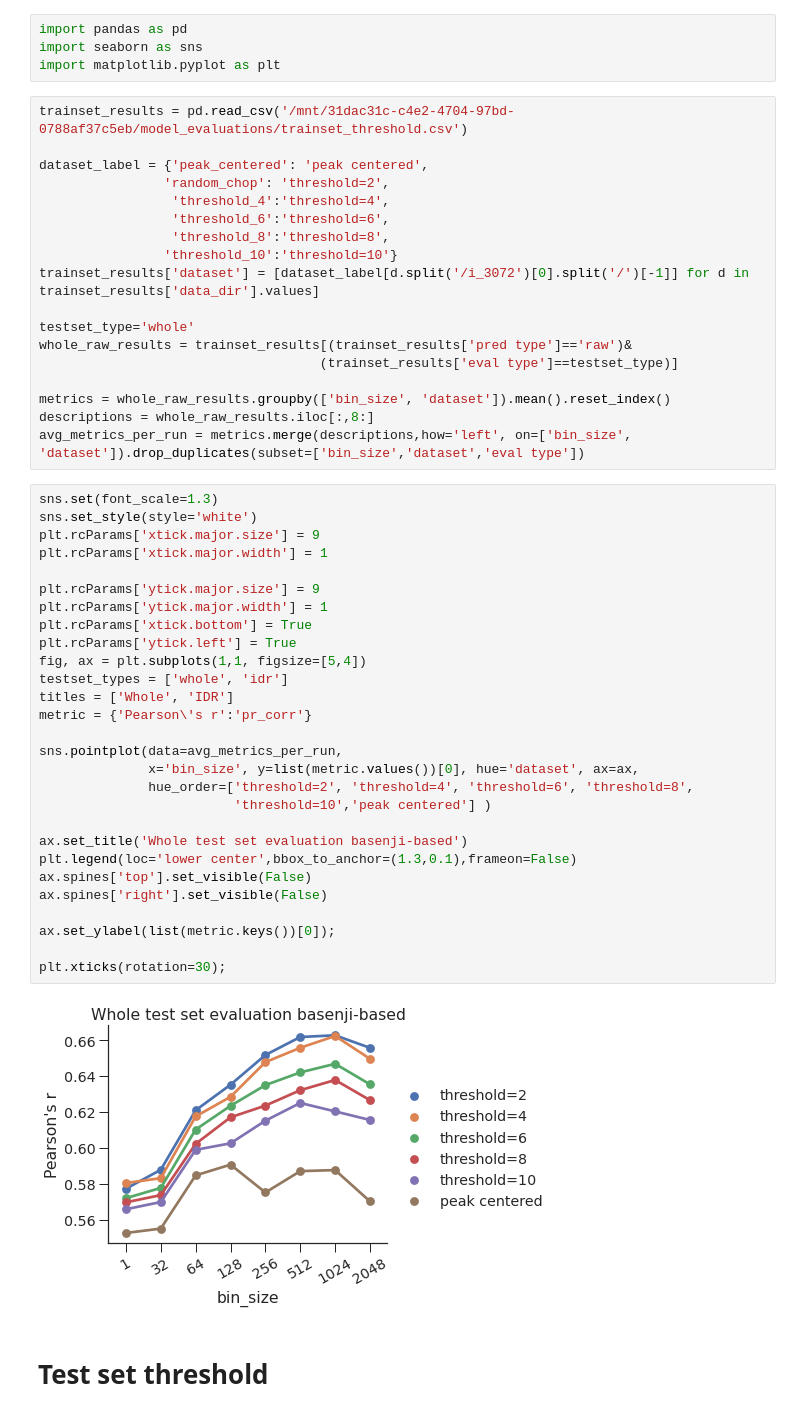
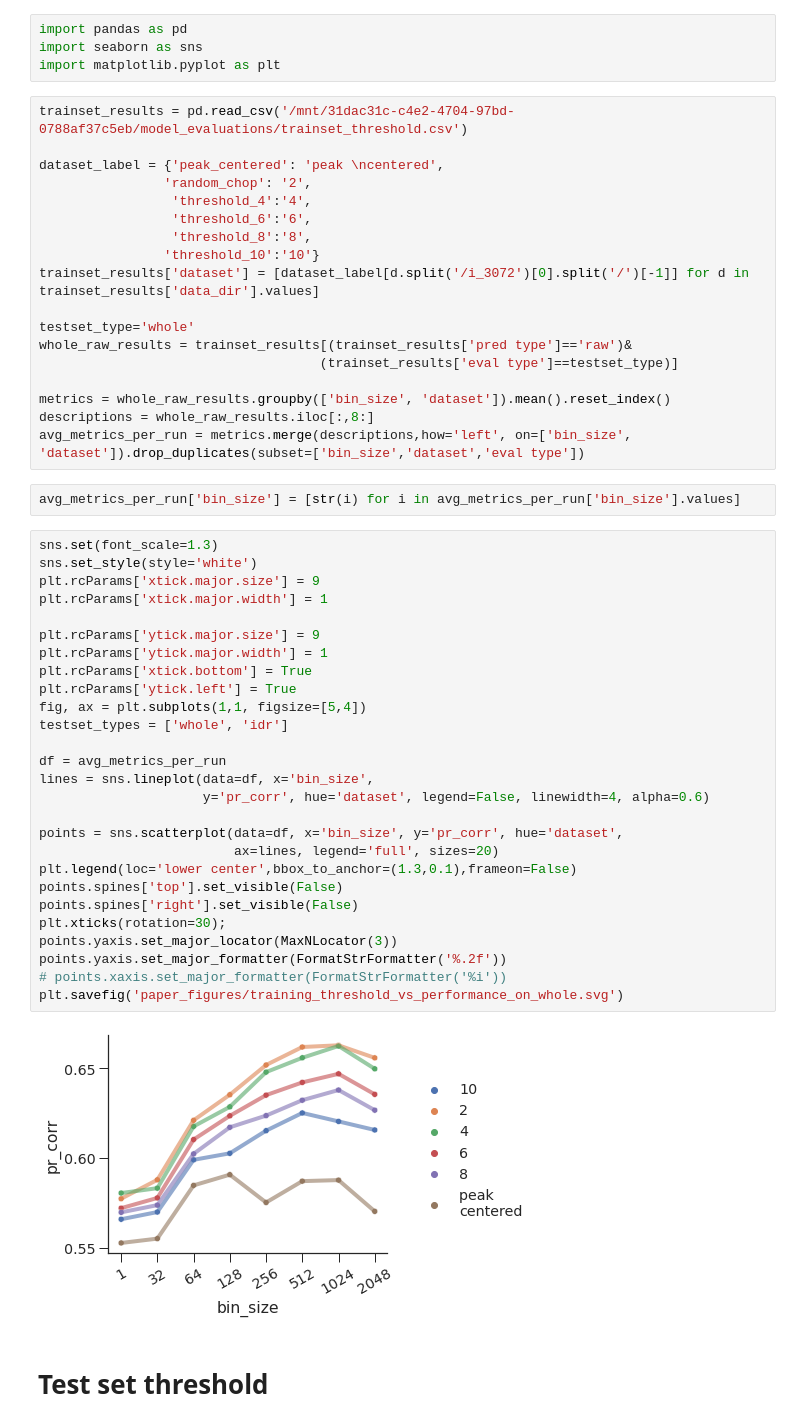
Before and after one commit to amberT15/QuantPred, a Jupyter notebook: Paper_result_compile.ipynb, the cells around one changed output. Cells and saved outputs as stored; diff of their text form.

Commit message:
remove plot2 in trainset plot

```diff
--- a/Paper_result_compile.ipynb
+++ b/Paper_result_compile.ipynb
@@ -136,12 +136,12 @@ import matplotlib.pyplot as plt
 # %%
 trainset_results = pd.read_csv('/mnt/31dac31c-c4e2-4704-97bd-0788af37c5eb/model_evaluations/trainset_threshold.csv')
 
-dataset_label = {'peak_centered': 'peak centered',
-                'random_chop': 'threshold=2',
-                 'threshold_4':'threshold=4',
-                 'threshold_6':'threshold=6',
-                 'threshold_8':'threshold=8',
-                'threshold_10':'threshold=10'}
+dataset_label = {'peak_centered': 'peak \ncentered',
+                'random_chop': '2',
+                 'threshold_4':'4',
+                 'threshold_6':'6',
+                 'threshold_8':'8',
+                'threshold_10':'10'}
 trainset_results['dataset'] = [dataset_label[d.split('/i_3072')[0].split('/')[-1]] for d in trainset_results['data_dir'].values]
 
 testset_type='whole'
@@ -151,36 +151,37 @@ whole_raw_results = trainset_results[(trainset_results['pred type']=='raw')&
 metrics = whole_raw_results.groupby(['bin_size', 'dataset']).mean().reset_index()
 descriptions = whole_raw_results.iloc[:,8:]
 avg_metrics_per_run = metrics.merge(descriptions,how='left', on=['bin_size', 'dataset']).drop_duplicates(subset=['bin_size','dataset','eval type'])
+# %%
+avg_metrics_per_run['bin_size'] = [str(i) for i in avg_metrics_per_run['bin_size'].values]
 # %%
 sns.set(font_scale=1.3)
 sns.set_style(style='white')
 plt.rcParams['xtick.major.size'] = 9
 plt.rcParams['xtick.major.width'] = 1
 
 plt.rcParams['ytick.major.size'] = 9
 plt.rcParams['ytick.major.width'] = 1
 plt.rcParams['xtick.bottom'] = True
 plt.rcParams['ytick.left'] = True
 fig, ax = plt.subplots(1,1, figsize=[5,4])
 testset_types = ['whole', 'idr']
-titles = ['Whole', 'IDR']
-metric = {'Pearson\'s r':'pr_corr'}
 
-sns.pointplot(data=avg_metrics_per_run,
-              x='bin_size', y=list(metric.values())[0], hue='dataset', ax=ax,
-              hue_order=['threshold=2', 'threshold=4', 'threshold=6', 'threshold=8',
-                         'threshold=10','peak centered'] )
+df = avg_metrics_per_run
+lines = sns.lineplot(data=df, x='bin_size',
+                     y='pr_corr', hue='dataset', legend=False, linewidth=4, alpha=0.6)
 
-ax.set_title('Whole test set evaluation basenji-based')
+points = sns.scatterplot(data=df, x='bin_size', y='pr_corr', hue='dataset',
+                         ax=lines, legend='full', sizes=20)
 plt.legend(loc='lower center',bbox_to_anchor=(1.3,0.1),frameon=False)
-ax.spines['top'].set_visible(False)
-ax.spines['right'].set_visible(False)
-
-ax.set_ylabel(list(metric.keys())[0]);
-
+points.spines['top'].set_visible(False)
+points.spines['right'].set_visible(False)
 plt.xticks(rotation=30);
+points.yaxis.set_major_locator(MaxNLocator(3))
+points.yaxis.set_major_formatter(FormatStrFormatter('%.2f'))
+# points.xaxis.set_major_formatter(FormatStrFormatter('%i'))
+plt.savefig('paper_figures/training_threshold_vs_performance_on_whole.svg')
 # %% [output]
-[figure, old version]
+[figure, new version]
 # %% [markdown]
 # Test set threshold
 # %%
```
Also changed, not shown: parts of 3 cells of this notebook.
